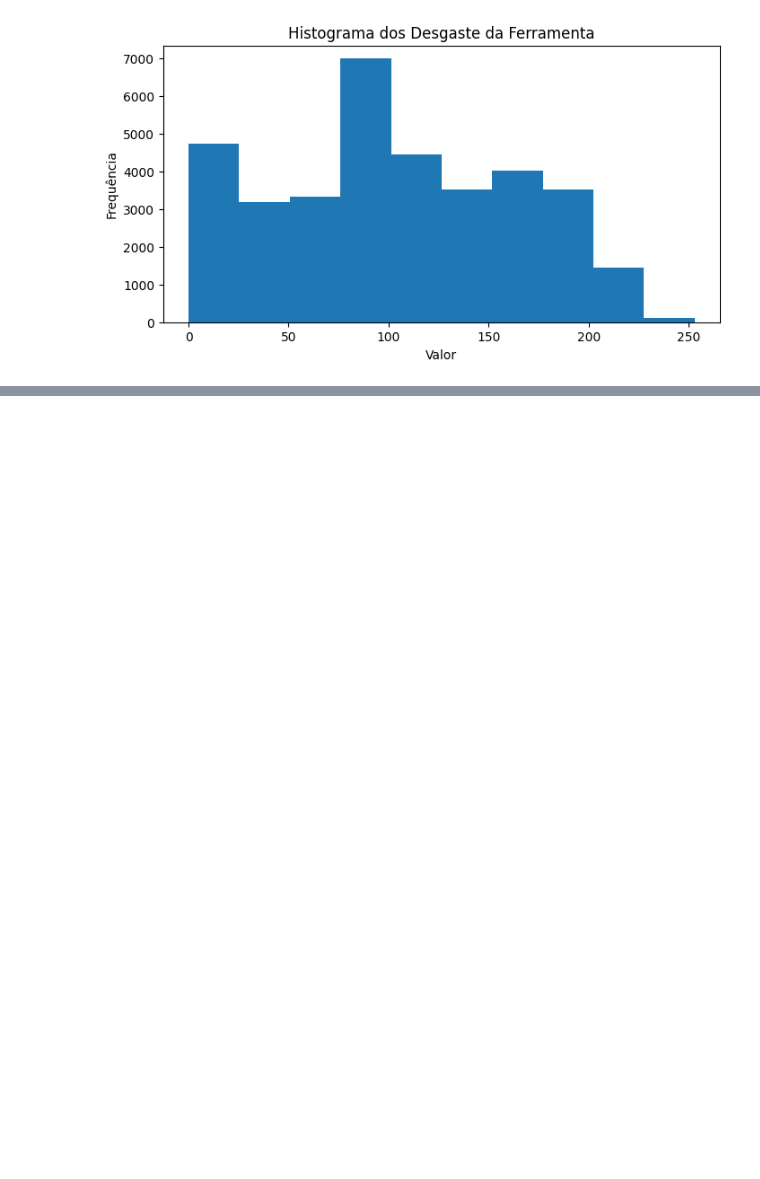
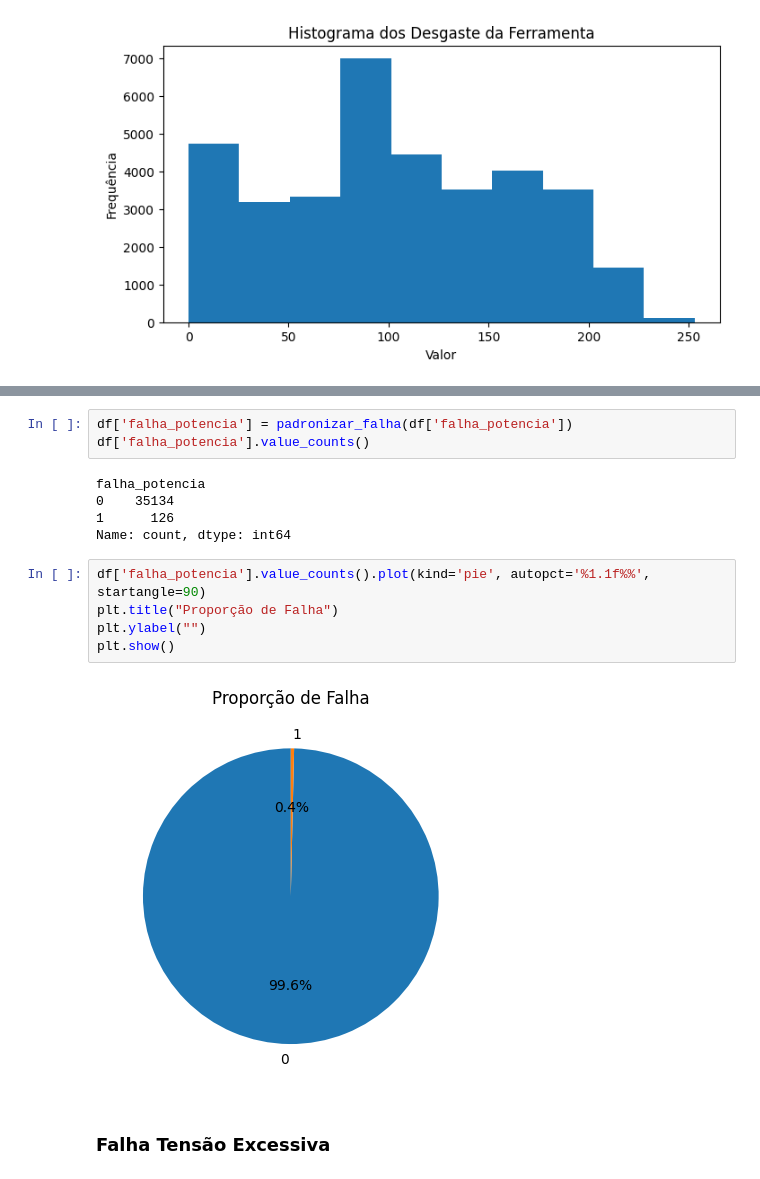
Before and after one commit to devryoshio/fiesc, a Jupyter notebook: Bootcamp Ciência de Dados e Inteligência Artificial.ipynb, the cells around one changed output, grey strips where cells are left out. Drawn from its saved outputs; the diff is of its cells as text; blank space fills up the shorter version.

```diff
--- a/Bootcamp Ciência de Dados e Inteligência Artificial.ipynb
+++ b/Bootcamp Ciência de Dados e Inteligência Artificial.ipynb
@@ -614,0 +757,17 @@ plt.show()
+# %%
+df['falha_potencia'] = padronizar_falha(df['falha_potencia'])
+df['falha_potencia'].value_counts()
+# %% [output]
+falha_potencia
+0    35134
+1      126
+Name: count, dtype: int64
+# %%
+df['falha_potencia'].value_counts().plot(kind='pie', autopct='%1.1f%%', startangle=90)
+plt.title("Proporção de Falha")
+plt.ylabel("")
+plt.show()
+# %% [output]
+[figure, added]
+# %% [markdown]
+### Falha Tensão Excessiva
```
Also changed, not shown: parts of 25 cells of this notebook, 2 other files.
